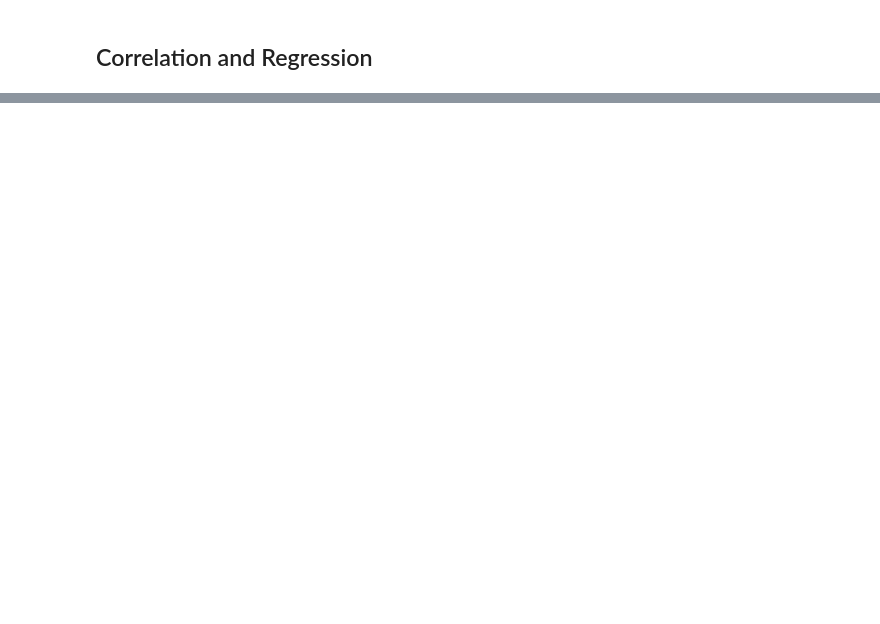
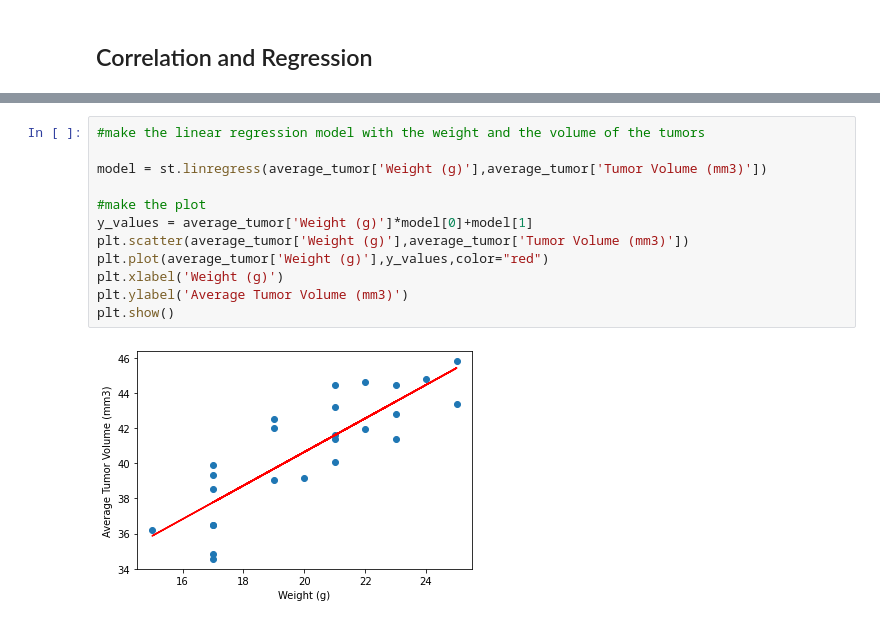
Before and after one commit to JennyShea/matplotlib-challenge, a Jupyter notebook: pymaceuticals.ipynb, the cells around one changed output, grey strips where cells are left out. Drawn from its saved outputs; the diff is of its cells as text; blank space fills up the shorter version.

```diff
--- a/pymaceuticals.ipynb
+++ b/pymaceuticals.ipynb
@@ -368,0 +466,14 @@ NameError: name 'ending_tumor' is not defined
+# %%
+#make the linear regression model with the weight and the volume of the tumors
+
+model = st.linregress(average_tumor['Weight (g)'],average_tumor['Tumor Volume (mm3)'])
+
+#make the plot
+y_values = average_tumor['Weight (g)']*model[0]+model[1]
+plt.scatter(average_tumor['Weight (g)'],average_tumor['Tumor Volume (mm3)'])
+plt.plot(average_tumor['Weight (g)'],y_values,color="red")
+plt.xlabel('Weight (g)')
+plt.ylabel('Average Tumor Volume (mm3)')
+plt.show()
+# %% [output]
+[figure, added]
```
Also changed, not shown: parts of 16 cells of this notebook, 2 other files.
